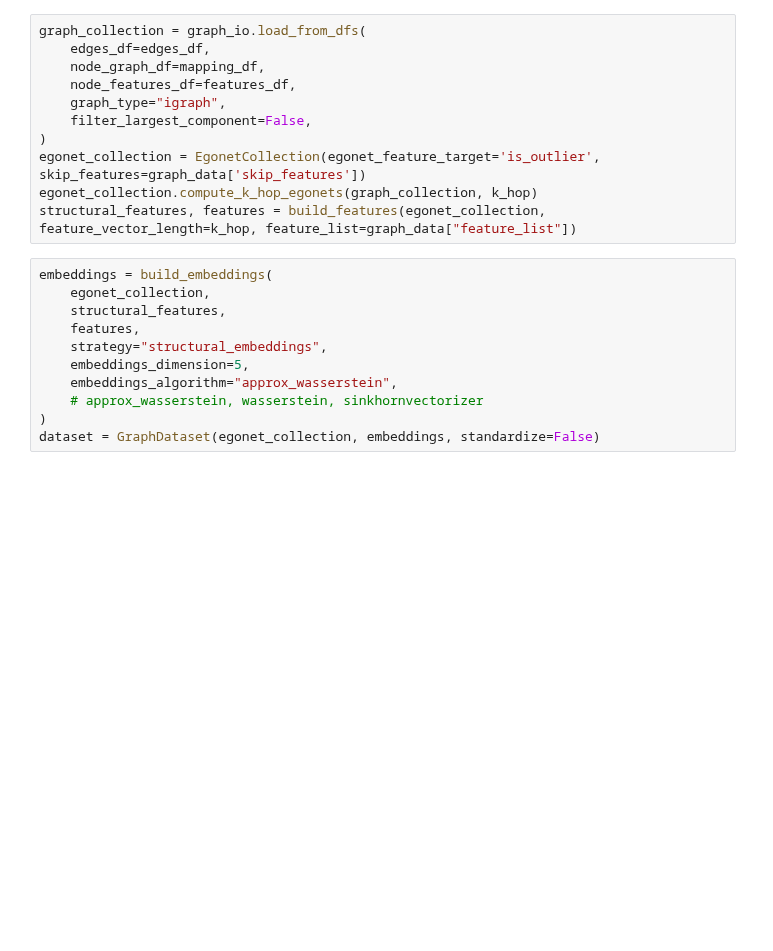
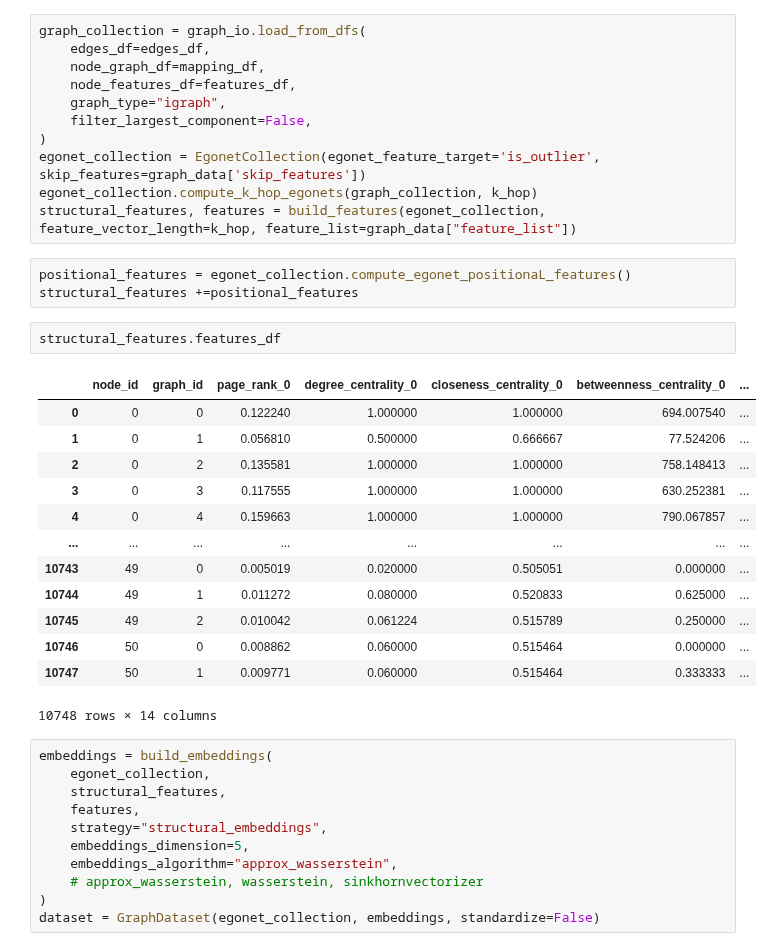
Before and after one commit to ashdehghan/NEExT, a Jupyter notebook: experiments/outlier_supervised.ipynb, the cells around one changed output. Cells and saved outputs as stored; diff of their text form; blank space fills up the shorter version.

```diff
--- a/experiments/outlier_supervised.ipynb
+++ b/experiments/outlier_supervised.ipynb
@@ -38,6 +38,25 @@ graph_collection = graph_io.load_from_dfs(
 egonet_collection = EgonetCollection(egonet_feature_target='is_outlier', skip_features=graph_data['skip_features'])
 egonet_collection.compute_k_hop_egonets(graph_collection, k_hop)
 structural_features, features = build_features(egonet_collection, feature_vector_length=k_hop, feature_list=graph_data["feature_list"])
+# %%
+positional_features = egonet_collection.compute_egonet_positionaL_features()
+structural_features +=positional_features
+# %%
+structural_features.features_df
+# %% [output]
+|  | node_id | graph_id | page_rank_0 | degree_centrality_0 | closeness_centrality_0 | betweenness_centrality_0 | ... |
+| 0 | 0 | 0 | 0.122240 | 1.000000 | 1.000000 | 694.007540 | ... |
+| 1 | 0 | 1 | 0.056810 | 0.500000 | 0.666667 | 77.524206 | ... |
+| 2 | 0 | 2 | 0.135581 | 1.000000 | 1.000000 | 758.148413 | ... |
+| 3 | 0 | 3 | 0.117555 | 1.000000 | 1.000000 | 630.252381 | ... |
+| 4 | 0 | 4 | 0.159663 | 1.000000 | 1.000000 | 790.067857 | ... |
+| ... | ... | ... | ... | ... | ... | ... | ... |
+| 10743 | 49 | 0 | 0.005019 | 0.020000 | 0.505051 | 0.000000 | ... |
+| 10744 | 49 | 1 | 0.011272 | 0.080000 | 0.520833 | 0.625000 | ... |
+| 10745 | 49 | 2 | 0.010042 | 0.061224 | 0.515789 | 0.250000 | ... |
+| 10746 | 50 | 0 | 0.008862 | 0.060000 | 0.515464 | 0.000000 | ... |
+| 10747 | 50 | 1 | 0.009771 | 0.060000 | 0.515464 | 0.333333 | ... |
+10748 rows × 14 columns
 # %%
 embeddings = build_embeddings(
     egonet_collection,
```
Also changed, not shown: parts of 4 cells of this notebook, 1 other file.
